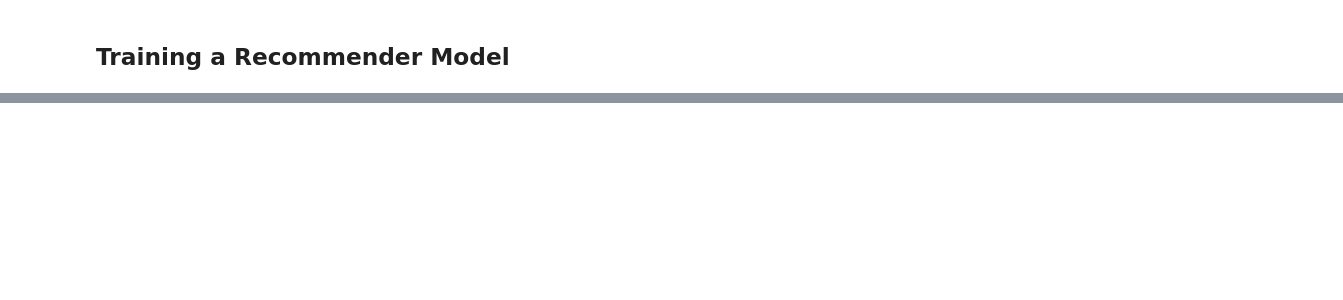
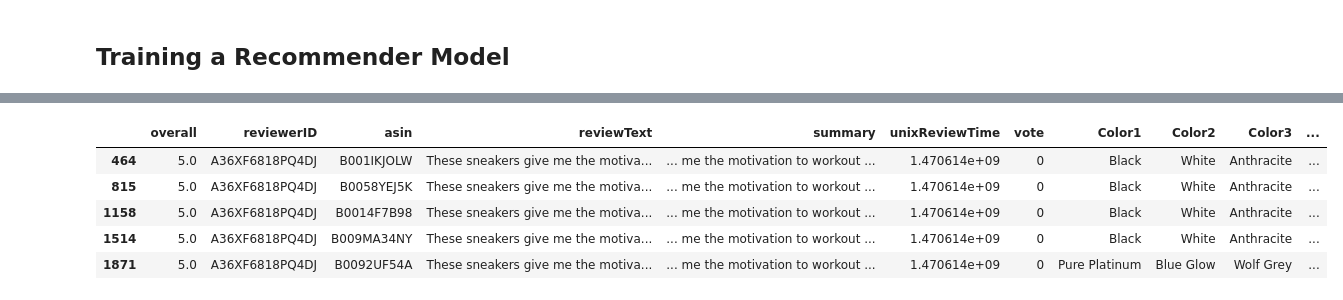
Before and after one commit to Bryan-Az/FastAI-Keras, a Jupyter notebook: Fast-AI/Text-Model/product_recommender.ipynb, the cells around one changed output, grey strips where cells are left out. Cells and saved outputs as stored; diff of their text form; code cells hidden in the pictures; blank space fills up the shorter version.

```diff
--- a/Fast-AI/Text-Model/product_recommender.ipynb
+++ b/Fast-AI/Text-Model/product_recommender.ipynb
@@ -19,0 +352,2 @@ In this section I used FastAI to implement a product recommendation model built
+# %%
+textsummarydl = TextDataLoaders.from_df(combined_preprocessed, text_col='summary', is_lm=False)
@@ -20 +366,3 @@ In this section I used FastAI to implement a product recommendation model built
+# %%
+text_learn2 = text_classifier_learner(textsummarydl, arch=AWD_LSTM)
 # %% [markdown]
@@ -21,0 +388,9 @@ In this section I used FastAI to implement a product recommendation model built
+# %%
+predicted_product_rows2.head()
+# %% [output]
+|  | overall | reviewerID | asin | reviewText | summary | unixReviewTime | vote | Color1 | Color2 | Color3 | ... |
+| 464 | 5.0 | A36XF6818PQ4DJ | B001IKJOLW | These sneakers give me the motiva... | ... me the motivation to workout ... | 1.470614e+09 | 0 | Black | White | Anthracite | ... |
+| 815 | 5.0 | A36XF6818PQ4DJ | B0058YEJ5K | These sneakers give me the motiva... | ... me the motivation to workout ... | 1.470614e+09 | 0 | Black | White | Anthracite | ... |
+| 1158 | 5.0 | A36XF6818PQ4DJ | B0014F7B98 | These sneakers give me the motiva... | ... me the motivation to workout ... | 1.470614e+09 | 0 | Black | White | Anthracite | ... |
+| 1514 | 5.0 | A36XF6818PQ4DJ | B009MA34NY | These sneakers give me the motiva... | ... me the motivation to workout ... | 1.470614e+09 | 0 | Black | White | Anthracite | ... |
+| 1871 | 5.0 | A36XF6818PQ4DJ | B0092UF54A | These sneakers give me the motiva... | ... me the motivation to workout ... | 1.470614e+09 | 0 | Pure Platinum | Blue Glow | Wolf Grey | ... |
```
Also changed, not shown: parts of 67 cells of this notebook, 2 other files.
